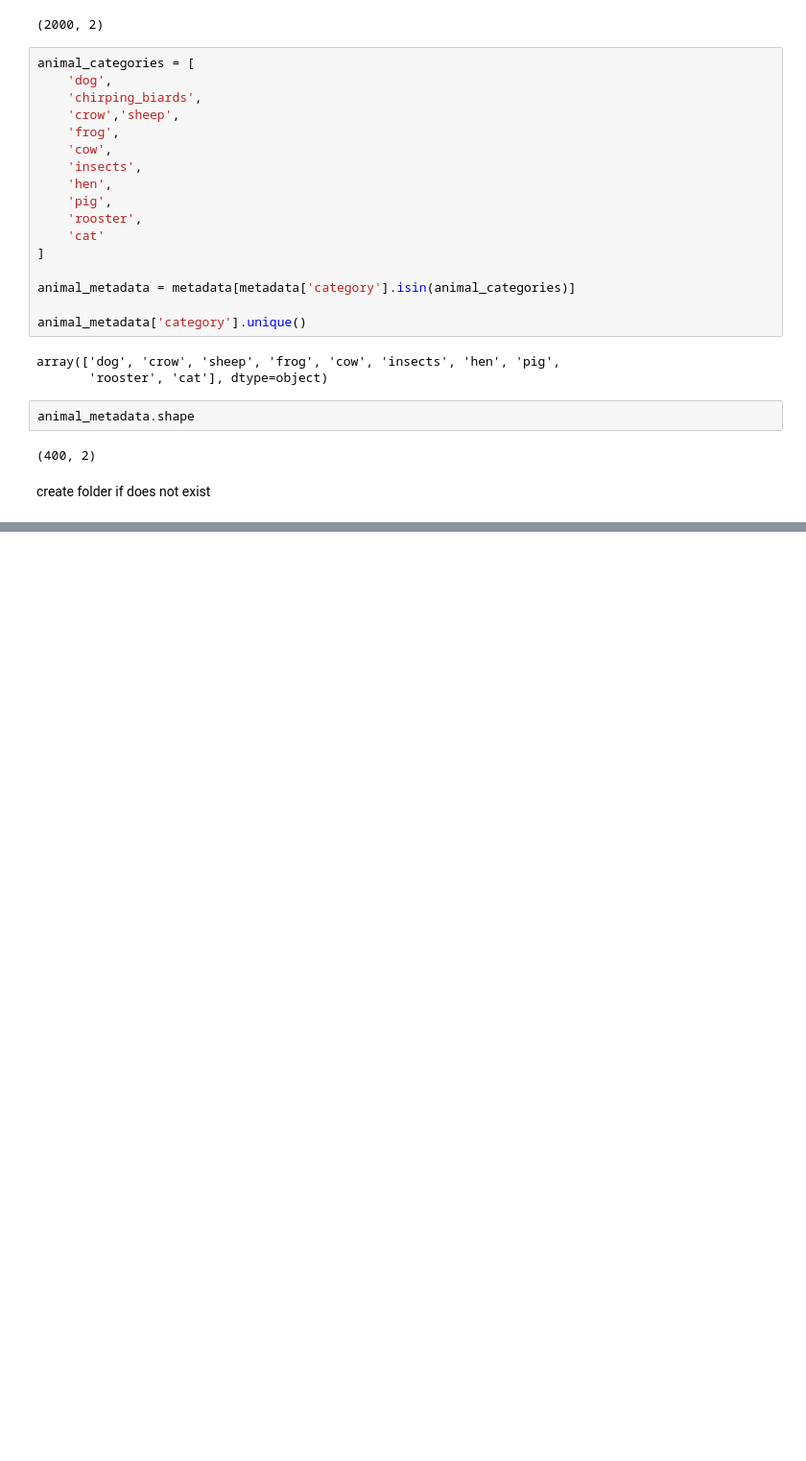
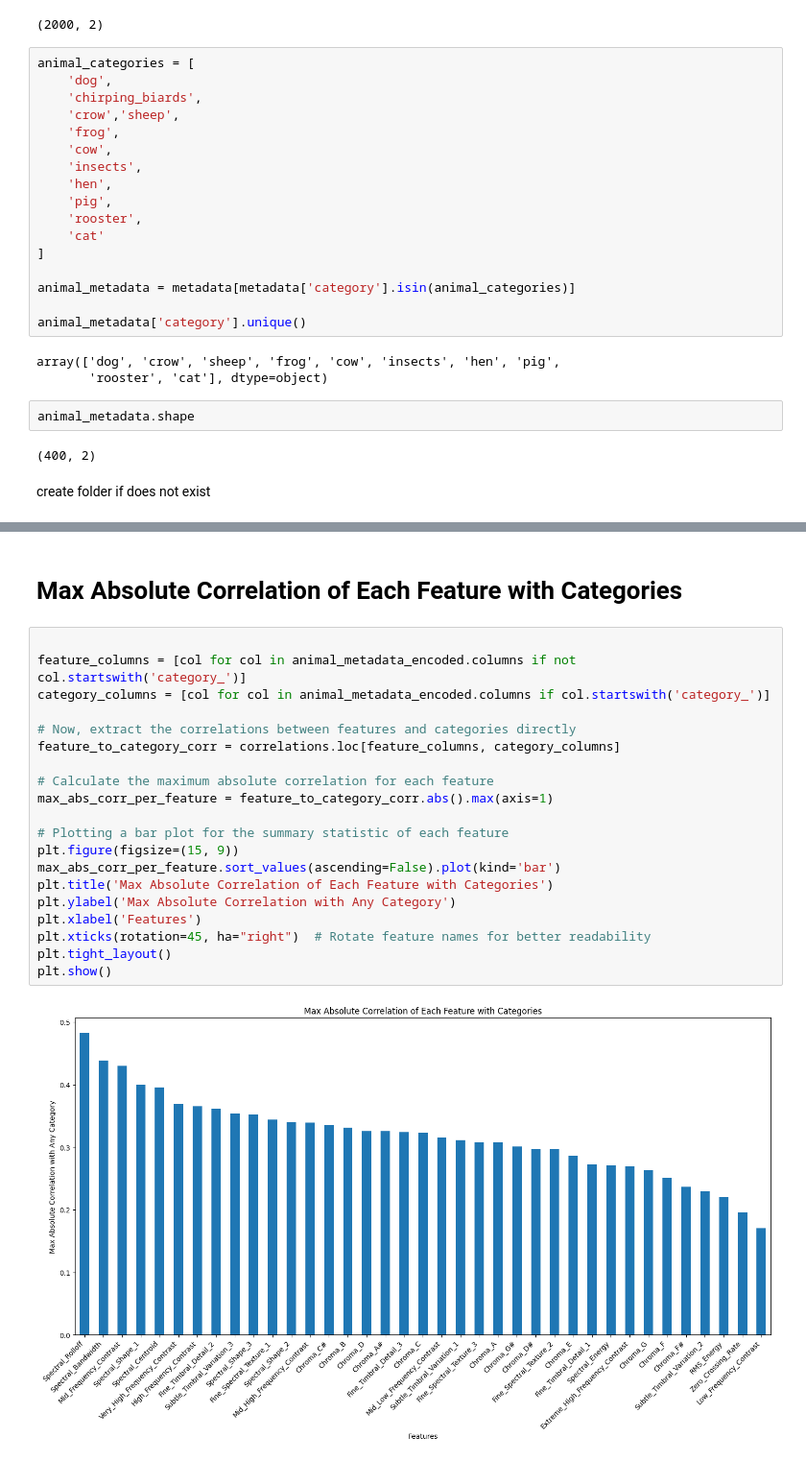
Before and after one commit to RussellArvin/animalsoundprediction, a Jupyter notebook: main.ipynb, the cells around one changed output, grey strips where cells are left out. Shown at 96% size. Cells and saved outputs as stored; diff of their text form; blank space fills up the shorter version.

```diff
--- a/main.ipynb
+++ b/main.ipynb
@@ -263,0 +322,24 @@ animal_metadata
+# %% [markdown]
+# Max Absolute Correlation of Each Feature with Categories
+# %%
+
+feature_columns = [col for col in animal_metadata_encoded.columns if not col.startswith('category_')]
+category_columns = [col for col in animal_metadata_encoded.columns if col.startswith('category_')]
+
+# Now, extract the correlations between features and categories directly
+feature_to_category_corr = correlations.loc[feature_columns, category_columns]
+
+# Calculate the maximum absolute correlation for each feature
+max_abs_corr_per_feature = feature_to_category_corr.abs().max(axis=1)
+
+# Plotting a bar plot for the summary statistic of each feature
+plt.figure(figsize=(15, 9))
+max_abs_corr_per_feature.sort_values(ascending=False).plot(kind='bar')
+plt.title('Max Absolute Correlation of Each Feature with Categories')
+plt.ylabel('Max Absolute Correlation with Any Category')
+plt.xlabel('Features')
+plt.xticks(rotation=45, ha="right")  # Rotate feature names for better readability
+plt.tight_layout()
+plt.show()
+# %% [output]
+[figure, added]
```
Also changed, not shown: parts of 16 cells of this notebook.
